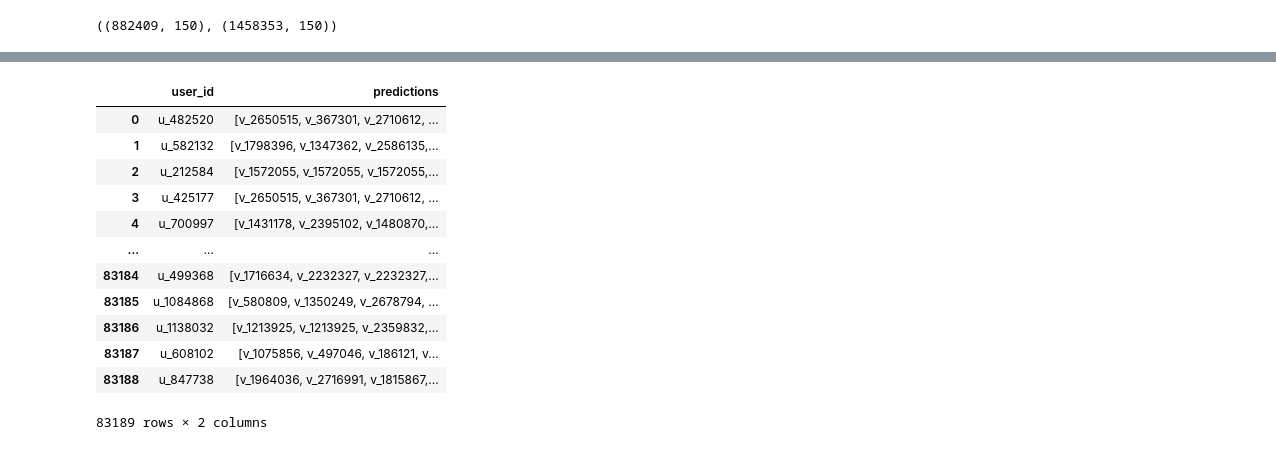
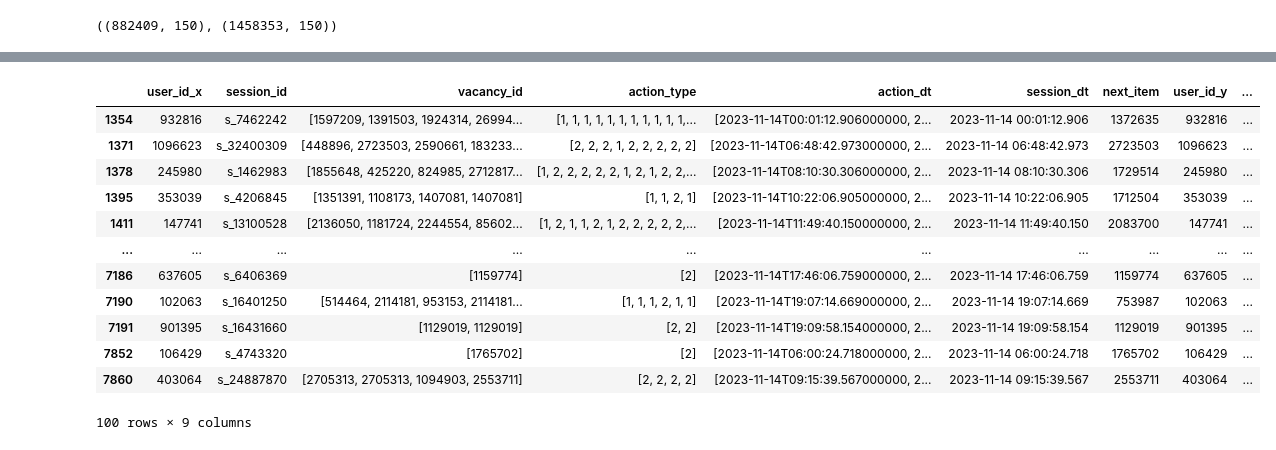
Before and after one commit to Dmitri00/hh_ru_recsys_2024, a Jupyter notebook: hh_recsys_eda.ipynb, the cells around one changed output, grey strips where cells are left out. Cells and saved outputs as stored; diff of their text form; code cells hidden in the pictures.

```diff
--- a/hh_recsys_eda.ipynb
+++ b/hh_recsys_eda.ipynb
@@ -521,16 +499,0 @@ shape: (83_189, 8)
-# %%
-predictions['user_id vacancy_id'.split()].rename({'vacancy_id':'predictions'},axis=1)
-# %% [output]
-|  | user_id | predictions |
-| 0 | u_482520 | [v_2650515, v_367301, v_2710612, ... |
-| 1 | u_582132 | [v_1798396, v_1347362, v_2586135,... |
-| 2 | u_212584 | [v_1572055, v_1572055, v_1572055,... |
-| 3 | u_425177 | [v_2650515, v_367301, v_2710612, ... |
-| 4 | u_700997 | [v_1431178, v_2395102, v_1480870,... |
-| ... | ... | ... |
-| 83184 | u_499368 | [v_1716634, v_2232327, v_2232327,... |
-| 83185 | u_1084868 | [v_580809, v_1350249, v_2678794, ... |
-| 83186 | u_1138032 | [v_1213925, v_1213925, v_2359832,... |
-| 83187 | u_608102 | [v_1075856, v_497046, v_186121, v... |
-| 83188 | u_847738 | [v_1964036, v_2716991, v_1815867,... |
-83189 rows × 2 columns
@@ -536,0 +520,16 @@ predictions['user_id vacancy_id'.split()].rename({'vacancy_id':'predictions'},ax
+# %%
+val_merged
+# %% [output]
+|  | user_id_x | session_id | vacancy_id | action_type | action_dt | session_dt | next_item | user_id_y | ... |
+| 1354 | 932816 | s_7462242 | [1597209, 1391503, 1924314, 26994... | [1, 1, 1, 1, 1, 1, 1, 1, 1, 1, 1,... | [2023-11-14T00:01:12.906000000, 2... | 2023-11-14 00:01:12.906 | 1372635 | 932816 | ... |
+| 1371 | 1096623 | s_32400309 | [448896, 2723503, 2590661, 183233... | [2, 2, 2, 1, 2, 2, 2, 2, 2] | [2023-11-14T06:48:42.973000000, 2... | 2023-11-14 06:48:42.973 | 2723503 | 1096623 | ... |
+| 1378 | 245980 | s_1462983 | [1855648, 425220, 824985, 2712817... | [1, 2, 2, 2, 2, 2, 1, 2, 1, 2, 2,... | [2023-11-14T08:10:30.306000000, 2... | 2023-11-14 08:10:30.306 | 1729514 | 245980 | ... |
+| 1395 | 353039 | s_4206845 | [1351391, 1108173, 1407081, 1407081] | [1, 1, 2, 1] | [2023-11-14T10:22:06.905000000, 2... | 2023-11-14 10:22:06.905 | 1712504 | 353039 | ... |
+| 1411 | 147741 | s_13100528 | [2136050, 1181724, 2244554, 85602... | [1, 2, 1, 1, 2, 1, 2, 2, 2, 2, 2,... | [2023-11-14T11:49:40.150000000, 2... | 2023-11-14 11:49:40.150 | 2083700 | 147741 | ... |
+| ... | ... | ... | ... | ... | ... | ... | ... | ... | ... |
+| 7186 | 637605 | s_6406369 | [1159774] | [2] | [2023-11-14T17:46:06.759000000, 2... | 2023-11-14 17:46:06.759 | 1159774 | 637605 | ... |
+| 7190 | 102063 | s_16401250 | [514464, 2114181, 953153, 2114181... | [1, 1, 1, 2, 1, 1] | [2023-11-14T19:07:14.669000000, 2... | 2023-11-14 19:07:14.669 | 753987 | 102063 | ... |
+| 7191 | 901395 | s_16431660 | [1129019, 1129019] | [2, 2] | [2023-11-14T19:09:58.154000000, 2... | 2023-11-14 19:09:58.154 | 1129019 | 901395 | ... |
+| 7852 | 106429 | s_4743320 | [1765702] | [2] | [2023-11-14T06:00:24.718000000, 2... | 2023-11-14 06:00:24.718 | 1765702 | 106429 | ... |
+| 7860 | 403064 | s_24887870 | [2705313, 2705313, 1094903, 2553711] | [2, 2, 2, 2] | [2023-11-14T09:15:39.567000000, 2... | 2023-11-14 09:15:39.567 | 2553711 | 403064 | ... |
+100 rows × 9 columns
```
Also changed, not shown: parts of 30 cells of this notebook.
